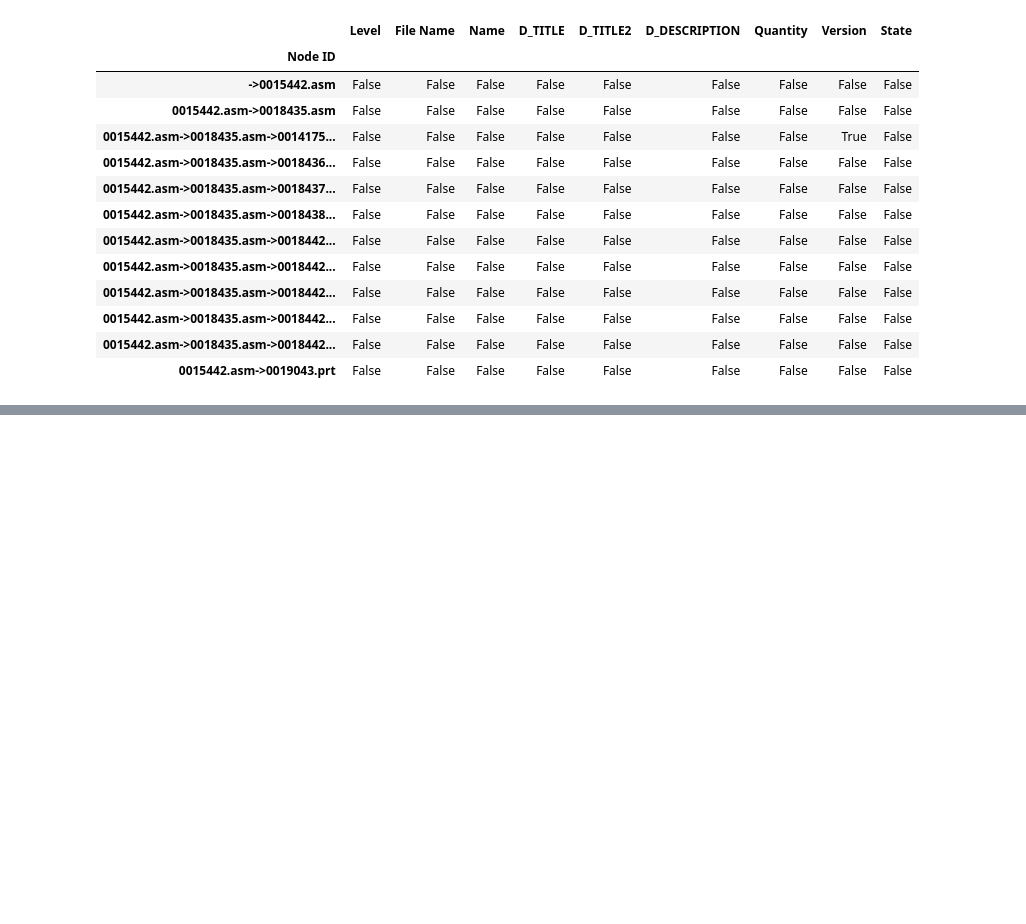
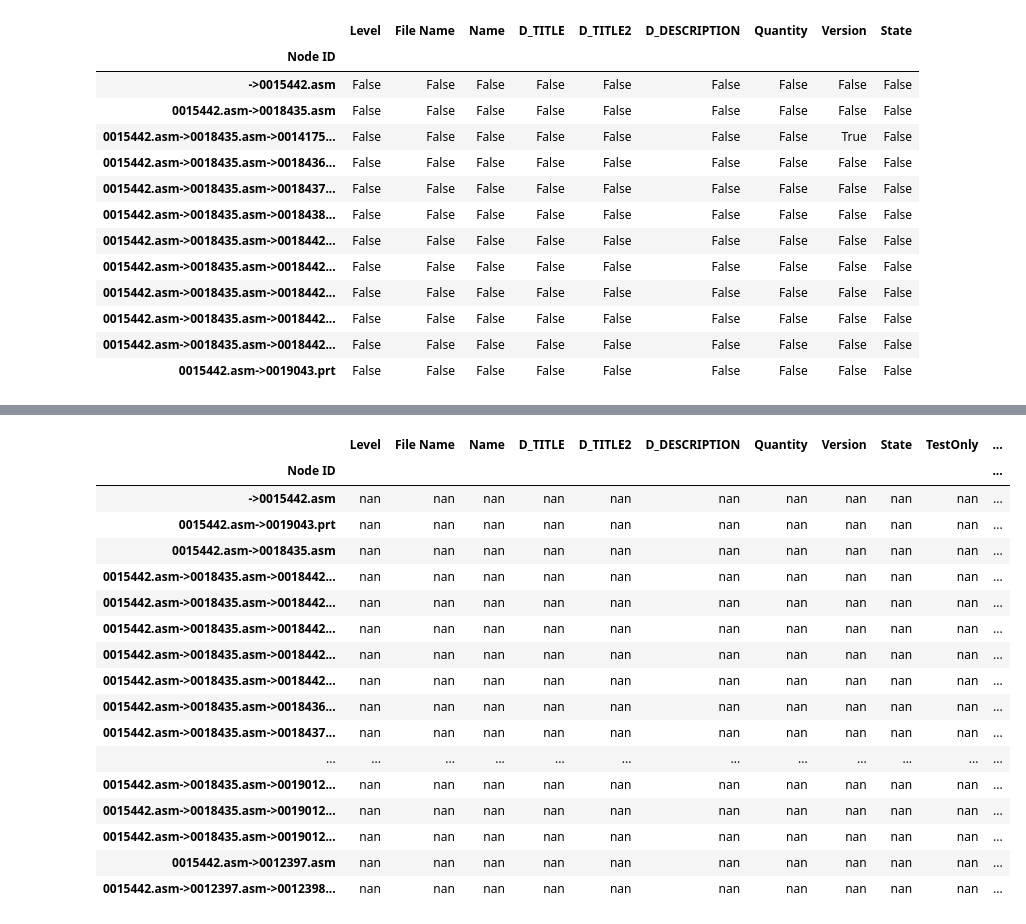
Before and after one commit to lasmithusa/update-bom, a Jupyter notebook: bom-checker.ipynb, the cells around one changed output, grey strips where cells are left out. Drawn from its saved outputs; the diff is of its cells as text; code cells hidden in the pictures; blank space fills up the shorter version.

Commit message:
node functionality

```diff
--- a/bom-checker.ipynb
+++ b/bom-checker.ipynb
@@ -175,6 +180,9 @@ updated_elements
 support_columns = id_changes.get_support_columns(master_df, compared_df)
 # %%
 updated_bom_df = compared_df.merge(master_df.loc[~deleted_nodes, support_columns], on='Node ID', how='outer')
+# %%
+def highlight(element, color='yellow'):
+    return 'background-color: {}'.format(color)
 # %%
 def highlight_true(element, color='yellow'):
     if not element == True:
@@ -184,3 +192,25 @@ def highlight_true(element, color='yellow'):
+# %%
+def highlight_valid(element, color='yellow'):
+    while True:
+        try:
+            element_valid = not element.lower() == 'nan'
+            break
+        except:
+            pass
+
+        try:
+            element_valid = not np.isnan(element)
+            break
+        except:
+            pass
+
+        element_valid = element
+        break
+
+    if not element_valid:
+        color = 'none'
+
+    return highlight(element, color=color)
 # %%
 def highlight_updated(column, updated_elements, color='yellow'):
     nodes = column.index.get_level_values('Node ID')
@@ -202,3 +232,24 @@ master_df.loc[~deleted_nodes, compare_columns].style.apply(highlight_updated, ax
 | 10 | 0015442.asm->0018435.asm->0018437... | 2 | 0018437.prt | 0018437.prt | 0018437.prt |  | 0018437.prt | 1 | 0-00.9 | Processing |
 | 11 | 0015442.asm->0018435.asm->0018438... | 2 | 0018438.prt | 0018438.prt | 0018438.prt |  | 0018438.prt | 1 | 0-00.7 | Processing |
 | 12 | 0015442.asm->0018435.asm->0014175... | 2 | 0014175.prt | NUT, M6X1 SS, SERRATED-FLANGE | NUT, M6X1 SS, SERRATED-FLANGE |  | NUT, M6X1 SS, SERRATED-FLANGE | 12 | 0-00.0 | Released |
+# %%
+updated_bom_df[updated_elements].style.applymap(highlight_valid)
+# %% [output]
+|  | Level | File Name | Name | D_TITLE | D_TITLE2 | D_DESCRIPTION | Quantity | Version | State | TestOnly | ... |
+| Node ID |  |  |  |  |  |  |  |  |  |  | ... |
+| ->0015442.asm | nan | nan | nan | nan | nan | nan | nan | nan | nan | nan | ... |
+| 0015442.asm->0019043.prt | nan | nan | nan | nan | nan | nan | nan | nan | nan | nan | ... |
+| 0015442.asm->0018435.asm | nan | nan | nan | nan | nan | nan | nan | nan | nan | nan | ... |
+| 0015442.asm->0018435.asm->0018442... | nan | nan | nan | nan | nan | nan | nan | nan | nan | nan | ... |
+| 0015442.asm->0018435.asm->0018442... | nan | nan | nan | nan | nan | nan | nan | nan | nan | nan | ... |
+| 0015442.asm->0018435.asm->0018442... | nan | nan | nan | nan | nan | nan | nan | nan | nan | nan | ... |
+| 0015442.asm->0018435.asm->0018442... | nan | nan | nan | nan | nan | nan | nan | nan | nan | nan | ... |
+| 0015442.asm->0018435.asm->0018442... | nan | nan | nan | nan | nan | nan | nan | nan | nan | nan | ... |
+| 0015442.asm->0018435.asm->0018436... | nan | nan | nan | nan | nan | nan | nan | nan | nan | nan | ... |
+| 0015442.asm->0018435.asm->0018437... | nan | nan | nan | nan | nan | nan | nan | nan | nan | nan | ... |
+| ... | ... | ... | ... | ... | ... | ... | ... | ... | ... | ... | ... |
+| 0015442.asm->0018435.asm->0019012... | nan | nan | nan | nan | nan | nan | nan | nan | nan | nan | ... |
+| 0015442.asm->0018435.asm->0019012... | nan | nan | nan | nan | nan | nan | nan | nan | nan | nan | ... |
+| 0015442.asm->0018435.asm->0019012... | nan | nan | nan | nan | nan | nan | nan | nan | nan | nan | ... |
+| 0015442.asm->0012397.asm | nan | nan | nan | nan | nan | nan | nan | nan | nan | nan | ... |
+| 0015442.asm->0012397.asm->0012398... | nan | nan | nan | nan | nan | nan | nan | nan | nan | nan | ... |
```
Also changed, not shown: parts of 16 cells of this notebook, 3 other files.
